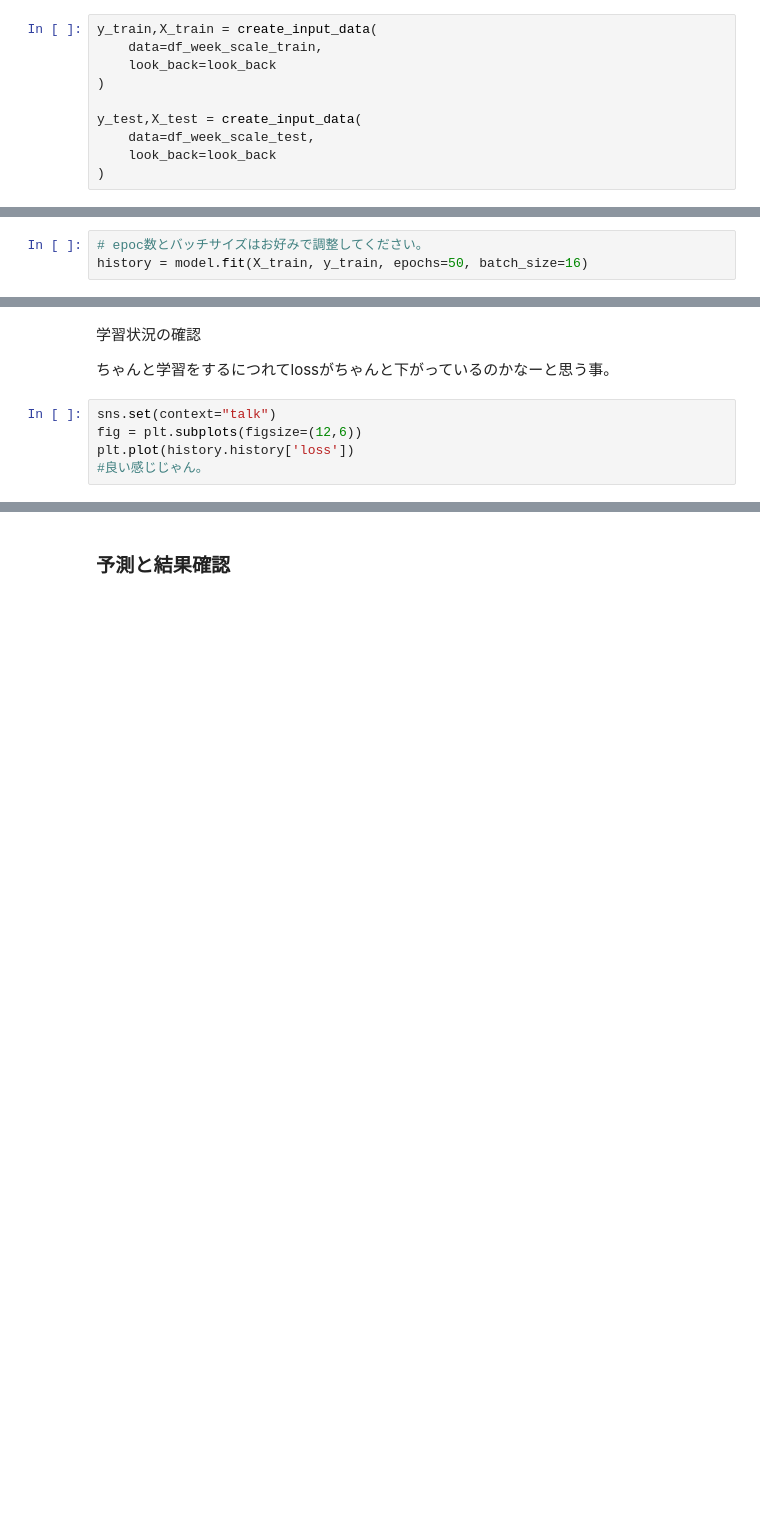
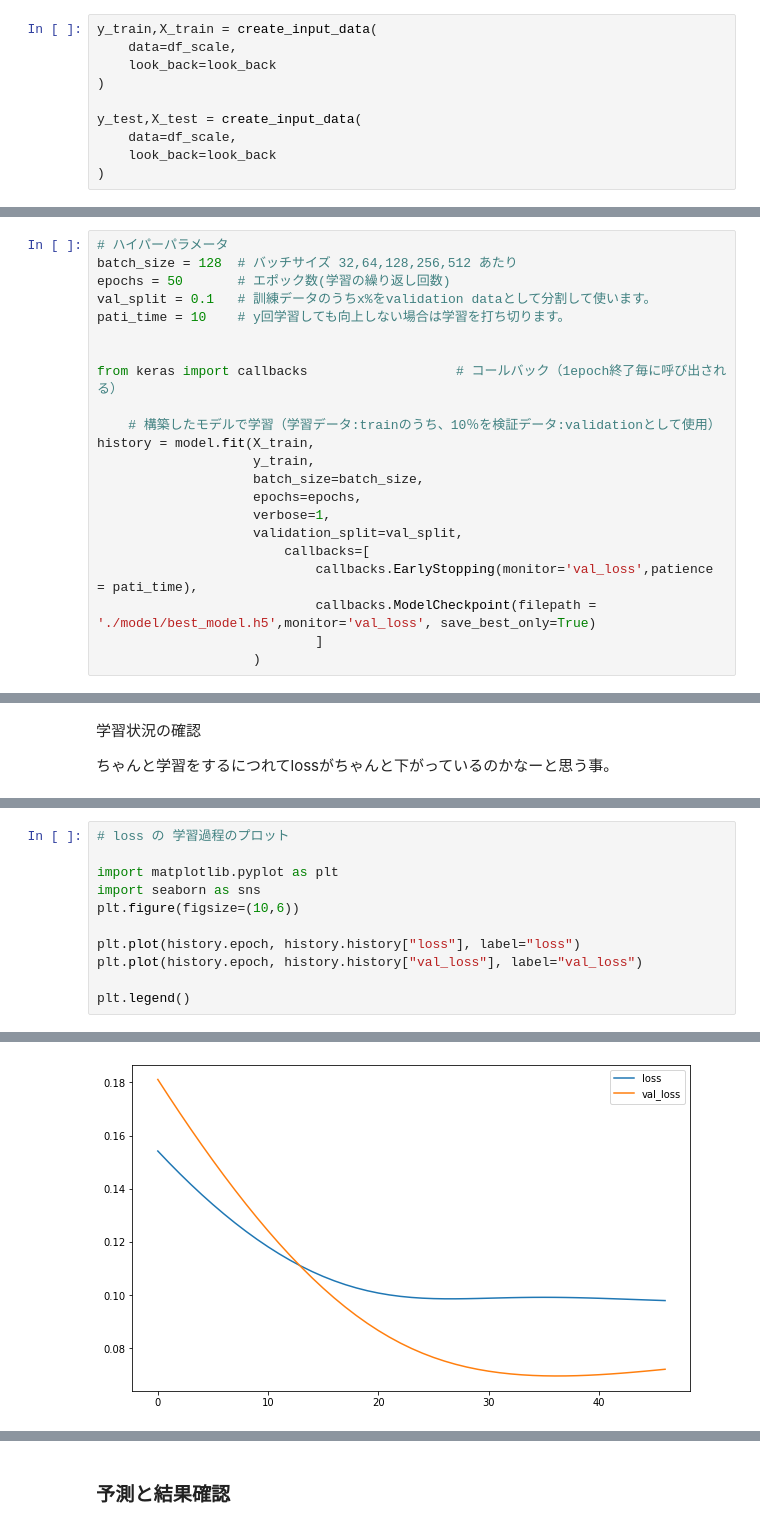
Before and after one commit to Ken-huea/Time-series-analysis, a Jupyter notebook: LSTNによる毎週の気温予測(変数の考慮無し).ipynb, the cells around one changed output, grey strips where cells are left out. Saved outputs shown, nothing was run; the diff lists cells and outputs as text; blank space fills up the shorter version.

```diff
--- a/LSTNによる毎週の気温予測(変数の考慮無し).ipynb
+++ b/LSTNによる毎週の気温予測(変数の考慮無し).ipynb
@@ -145,11 +120,11 @@ def create_input_data(data, look_back):
 # %%
 y_train,X_train = create_input_data(
-    data=df_week_scale_train,
+    data=df_scale,
     look_back=look_back
 )
 
 y_test,X_test = create_input_data(
-    data=df_week_scale_test,
+    data=df_scale,
     look_back=look_back
 )
 # %%
@@ -205,6 +183,3 @@ history = model.fit(X_train, y_train, epochs=50, batch_size=1)
 <font color="red">rmse</font>を良い結果にしたいです。みたいな。
 # %%
 model.compile(loss='mean_squared_error', optimizer='adam')
-# %%
-# epoc数とバッチサイズはお好みで調整してください。
-history = model.fit(X_train, y_train, epochs=50, batch_size=16)
@@ -228,0 +186,22 @@ Epoch 50/50
+# %%
+# ハイパーパラメータ
+batch_size = 128  # バッチサイズ 32,64,128,256,512 あたり
+epochs = 50       # エポック数(学習の繰り返し回数)
+val_split = 0.1   # 訓練データのうちx%をvalidation dataとして分割して使います。
+pati_time = 10    # y回学習しても向上しない場合は学習を打ち切ります。
+
+
+from keras import callbacks                   # コールバック（1epoch終了毎に呼び出される）
+
+    # 構築したモデルで学習（学習データ:trainのうち、10％を検証データ:validationとして使用）
+history = model.fit(X_train,
+                    y_train,
+                    batch_size=batch_size,
+                    epochs=epochs,
+                    verbose=1,
+                    validation_split=val_split,
+                        callbacks=[
+                            callbacks.EarlyStopping(monitor='val_loss',patience = pati_time),
+                            callbacks.ModelCheckpoint(filepath = './model/best_model.h5',monitor='val_loss', save_best_only=True)
+                            ]
+                    )
@@ -232,8 +229,3 @@ Epoch 50/50
 学習状況の確認
 
 ちゃんと学習をするにつれてlossがちゃんと下がっているのかなーと思う事。
-# %%
-sns.set(context="talk")
-fig = plt.subplots(figsize=(12,6))
-plt.plot(history.history['loss'])
-#良い感じじゃん。
@@ -242,0 +232,12 @@ plt.plot(history.history['loss'])
+# %%
+# loss の 学習過程のプロット
+
+import matplotlib.pyplot as plt
+import seaborn as sns
+plt.figure(figsize=(10,6))
+
+plt.plot(history.epoch, history.history["loss"], label="loss")
+plt.plot(history.epoch, history.history["val_loss"], label="val_loss")
+
+plt.legend()
+# %% [output]
@@ -243 +245,2 @@ plt.plot(history.history['loss'])
+[figure, added]
 # %%
```
Also changed, not shown: parts of 24 cells of this notebook.
